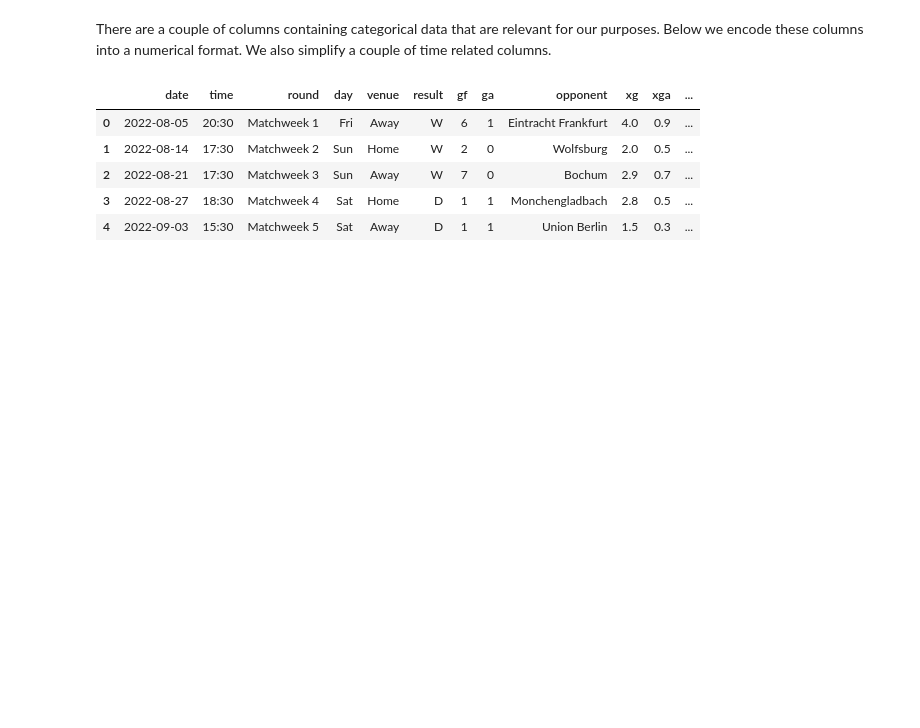
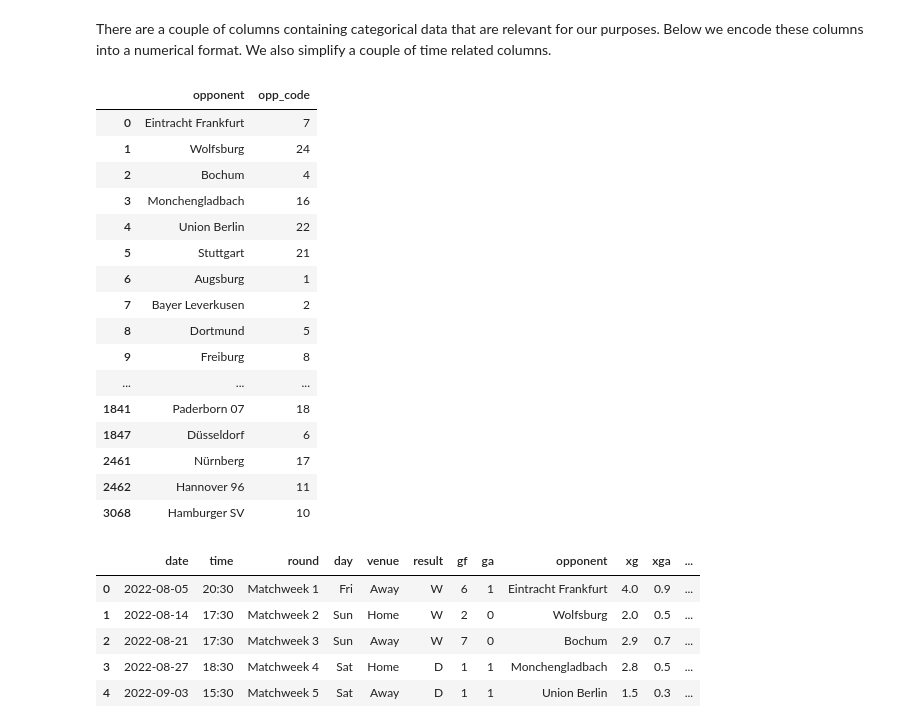
Before and after one commit to seckinadali/Predicting-Bundesliga, a Jupyter notebook: predict.ipynb, the cells around one changed output. Cells and saved outputs as stored; diff of their text form; code cells hidden in the pictures; blank space fills up the shorter version.

```diff
--- a/predict.ipynb
+++ b/predict.ipynb
@@ -163,3 +164,24 @@ There are a couple of columns containing categorical data that are relevant for
 df['venue_code'] = (df['venue'] == 'Home').astype(int)
 # %%
 df['opp_code'] = df['opponent'].astype('category').cat.codes
+# %%
+teams = df[['opponent', 'opp_code']][~df['opponent'].duplicated()]
+teams
+# %% [output]
+|  | opponent | opp_code |
+| 0 | Eintracht Frankfurt | 7 |
+| 1 | Wolfsburg | 24 |
+| 2 | Bochum | 4 |
+| 3 | Monchengladbach | 16 |
+| 4 | Union Berlin | 22 |
+| 5 | Stuttgart | 21 |
+| 6 | Augsburg | 1 |
+| 7 | Bayer Leverkusen | 2 |
+| 8 | Dortmund | 5 |
+| 9 | Freiburg | 8 |
+| ... | ... | ... |
+| 1841 | Paderborn 07 | 18 |
+| 1847 | Düsseldorf | 6 |
+| 2461 | Nürnberg | 17 |
+| 2462 | Hannover 96 | 11 |
+| 3068 | Hamburger SV | 10 |
```
Also changed, not shown: parts of 11 cells of this notebook.
